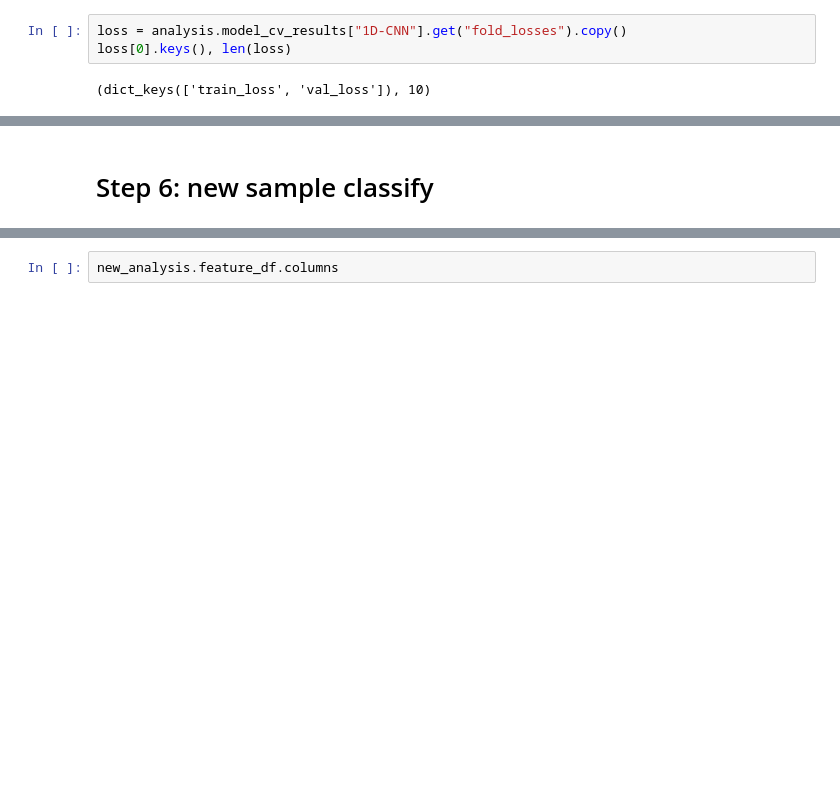
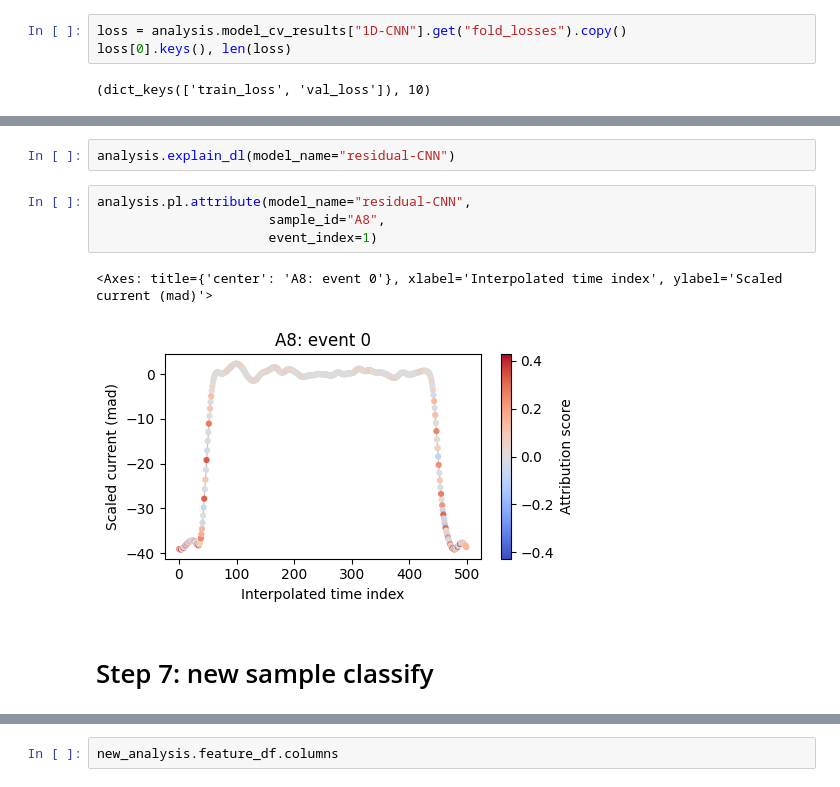
Before and after one commit to LuChenLab/PoreMind, a Jupyter notebook: notebooks/step_by_step_analysis.ipynb, the cells around one changed output, grey strips where cells are left out. Drawn from its saved outputs; the diff is of its cells as text; blank space fills up the shorter version.

```diff
--- a/notebooks/step_by_step_analysis.ipynb
+++ b/notebooks/step_by_step_analysis.ipynb
@@ -387,3 +466,12 @@ analysis.filtered_df[["trace_id", "event_id", "pred_label_1D-CNN", "pred_proba_A
+# %%
+analysis.explain_dl(model_name="residual-CNN")
+# %%
+analysis.pl.attribute(model_name="residual-CNN",
+                      sample_id="A8",
+                      event_index=1)
+# %% [output]
+<Axes: title={'center': 'A8: event 0'}, xlabel='Interpolated time index', ylabel='Scaled current (mad)'>
+[figure, added]
 # %% [markdown]
-# Step 6: new sample classify
+# Step 7: new sample classify
 # %%
```
Also changed, not shown: parts of 19 cells of this notebook.
